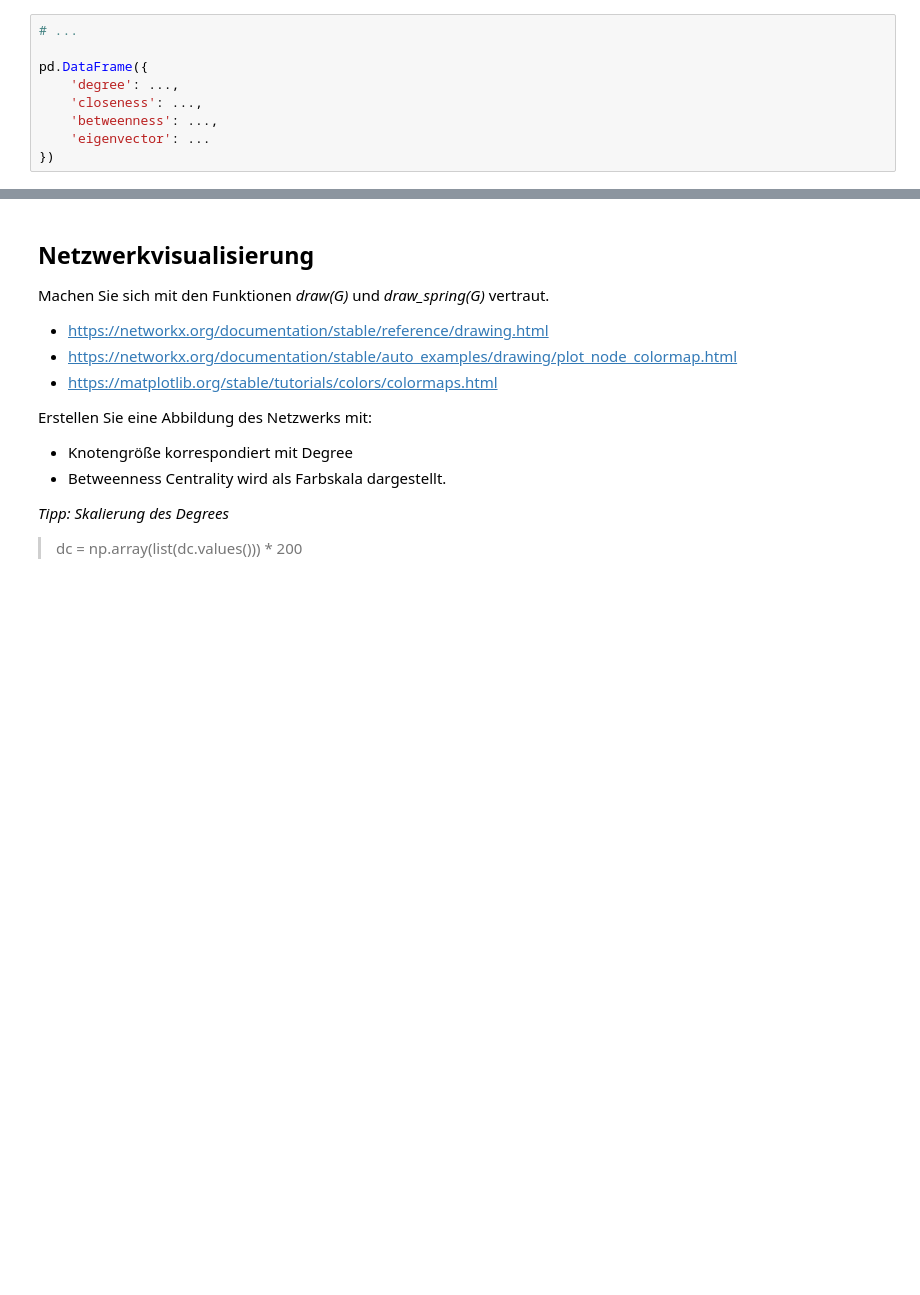
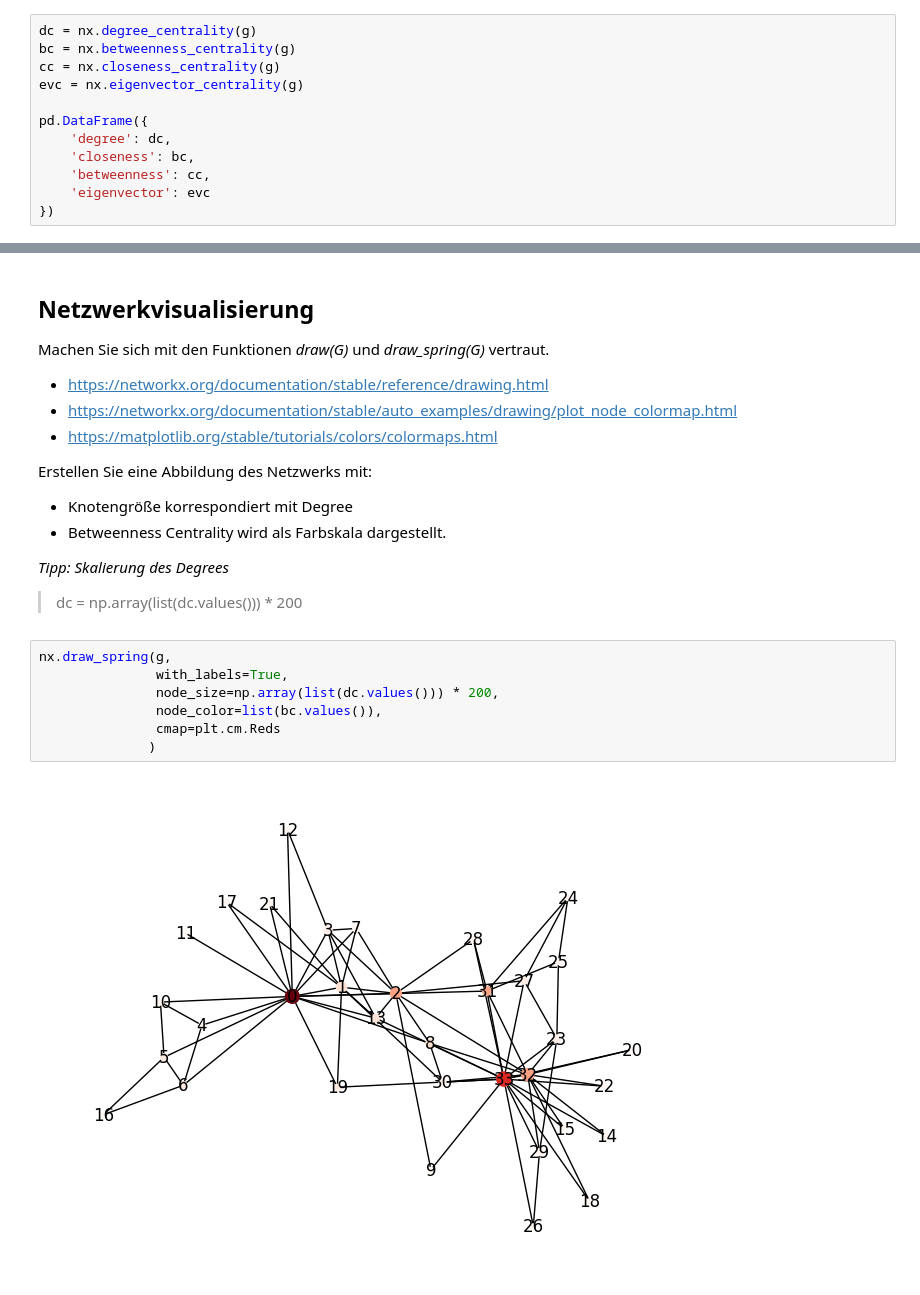
Before and after one commit to hecking/sna_intro_dhbw, a Jupyter notebook: exercise/exercise1.ipynb, the cells around one changed output, grey strips where cells are left out. Cells and saved outputs as stored; diff of their text form; blank space fills up the shorter version.

```diff
--- a/exercise/exercise1.ipynb
+++ b/exercise/exercise1.ipynb
@@ -39,11 +41,14 @@ Berechnen Sie Degree, Betweenness, Closeness und Eigenvektor Zentralität.
 
 Stellen Sie das Ergebnis als Tabelle da.
 # %%
-# ...
+dc = nx.degree_centrality(g)
+bc = nx.betweenness_centrality(g)
+cc = nx.closeness_centrality(g)
+evc = nx.eigenvector_centrality(g)
 
 pd.DataFrame({
-    'degree': ...,
-    'closeness': ...,
-    'betweenness': ...,
-    'eigenvector': ...
+    'degree': dc,
+    'closeness': bc,
+    'betweenness': cc,
+    'eigenvector': evc
 })
@@ -64,3 +72,12 @@ Erstellen Sie eine Abbildung des Netzwerks mit:
 *Tipp: Skalierung des Degrees*
 
 > dc = np.array(list(dc.values())) * 200
+# %%
+nx.draw_spring(g,
+               with_labels=True,
+               node_size=np.array(list(dc.values())) * 200,
+               node_color=list(bc.values()),
+               cmap=plt.cm.Reds
+              )
+# %% [output]
+[figure, added]
```
Also changed, not shown: parts of 5 cells of this notebook.
